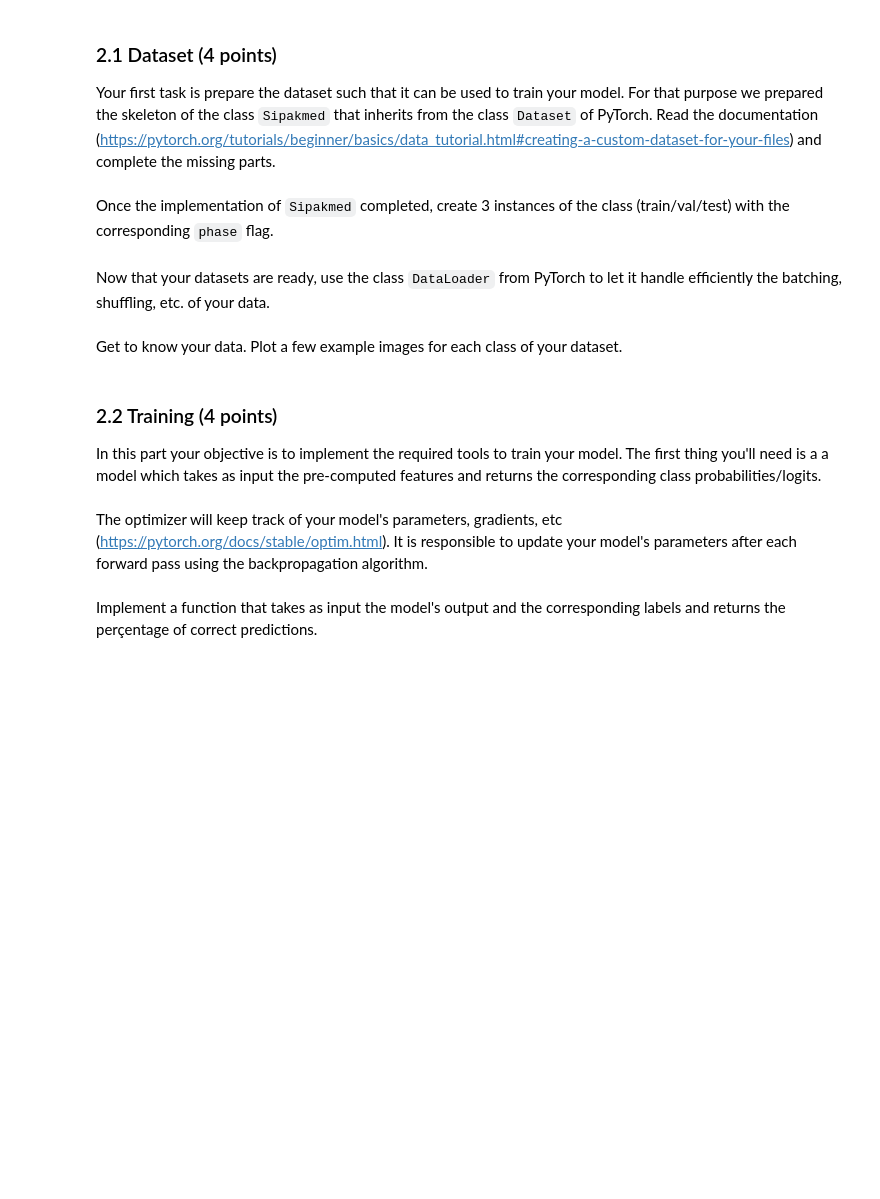
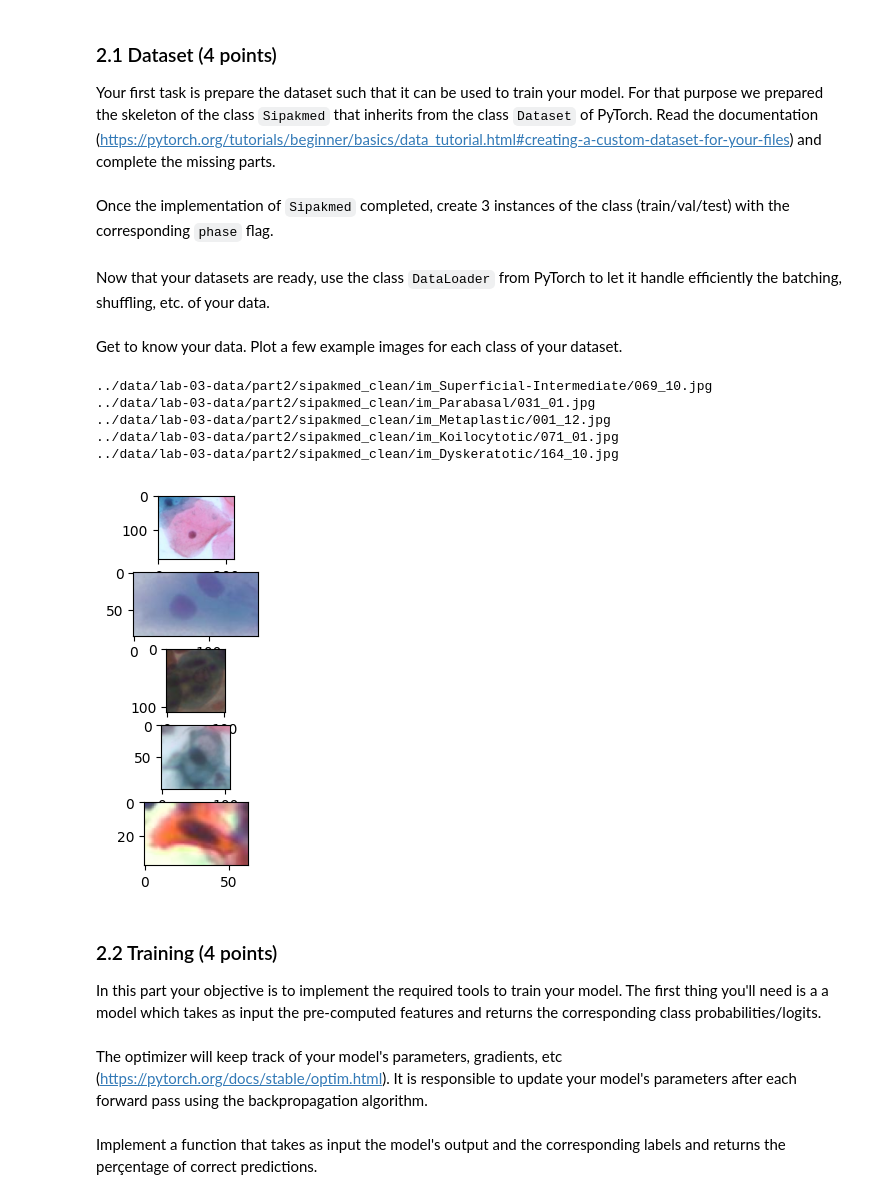
Before and after one commit to theoh-io/iapr_group15, a Jupyter notebook: labs/lab_03_classification.ipynb, the cells around one changed output. Cells and saved outputs as stored; diff of their text form; code cells hidden in the pictures; blank space fills up the shorter version.

Commit message:
Added Part 2: Dataset

```diff
--- a/labs/lab_03_classification.ipynb
+++ b/labs/lab_03_classification.ipynb
@@ -447,17 +447,19 @@ class Sipakmed(Dataset):
         return features, labels, paths
 
 
-    def __len__(self,):
+    def __len__(self):
         """
         Returns the number of samples in the dataset.
         """
-        ### YOUR CODE
+        return len(self.features)
 
     def __getitem__(self, index):
         """
-        Returns the embedding, label, and image path of queried index.
+        Returns the embedding, label, and image path of the queried index.
         """
-        ### YOUR CODE
+        embedding = self.features[index]
+        label = self.labels[index]
+        path = self.paths[index]
         return embedding, label, path
 # %% [markdown]
 Once the implementation of `Sipakmed` completed, create 3 instances of the class (train/val/test) with the corresponding `phase` flag.
@@ -469,2 +466,7 @@ test_dataset = ### YOUR CODE
+# %%
+# Instantiate the datasets
+train_dataset = Sipakmed(features_path, phase="train")
+val_dataset = Sipakmed(features_path, phase="val")
+test_dataset = Sipakmed(features_path, phase="test")
 # %% [markdown]
 Now that your datasets are ready, use the class `DataLoader` from PyTorch to let it handle efficiently the batching, shuffling, etc. of your data.
@@ -476,2 +473,7 @@ test_loader = ### YOUR CODE
+# %%
+# Instantiate the data loaders
+train_loader = DataLoader(train_dataset, batch_size=32, shuffle=True)
+val_loader = DataLoader(val_dataset, batch_size=32, shuffle=True)
+test_loader = DataLoader(test_dataset, batch_size=32, shuffle=True)
 # %% [markdown]
 Get to know your data. Plot a few example images for each class of your dataset.
@@ -481,3 +480,37 @@ Get to know your data. Plot a few example images for each class of your dataset.
+# %%
+# Visualize some training example
+### YOUR CODE
+
+folder_path='../data/lab-03-data/part2/'
+fig, ax=plt.subplots(5)
+i=0
+for item in train_loader:
+    # Perform your training or evaluation on the batched data
+    embeddings, labels, paths= item
+    unique_labels = np.unique(labels)  # Get unique class labels
+
+    # Plot one embedding for each class
+    list_embeddings=[]
+    list_paths=[]
+    for label in unique_labels:
+        # Find the first embedding corresponding to the current label
+        index = np.where(labels == label)[0][0]
+        embedding = embeddings[index]
+        path=folder_path+paths[index]
+        list_embeddings.append(embedding)
+        list_paths.append(path)
+
+for i in range(len(list_paths)):
+    print(list_paths[i])
+    img=plt.imread(list_paths[i])
+    ax[i].imshow(img)
+# %% [output]
+../data/lab-03-data/part2/sipakmed_clean/im_Superficial-Intermediate/069_10.jpg
+../data/lab-03-data/part2/sipakmed_clean/im_Parabasal/031_01.jpg
+../data/lab-03-data/part2/sipakmed_clean/im_Metaplastic/001_12.jpg
+../data/lab-03-data/part2/sipakmed_clean/im_Koilocytotic/071_01.jpg
+../data/lab-03-data/part2/sipakmed_clean/im_Dyskeratotic/164_10.jpg
+[figure, added]
 # %% [markdown]
 ### 2.2 Training (4 points)
 In this part your objective is to implement the required tools to train your model. The first thing you'll need is a a model which takes as input the pre-computed features and returns the corresponding class probabilities/logits.
```
Also changed, not shown: parts of 4 cells of this notebook.
